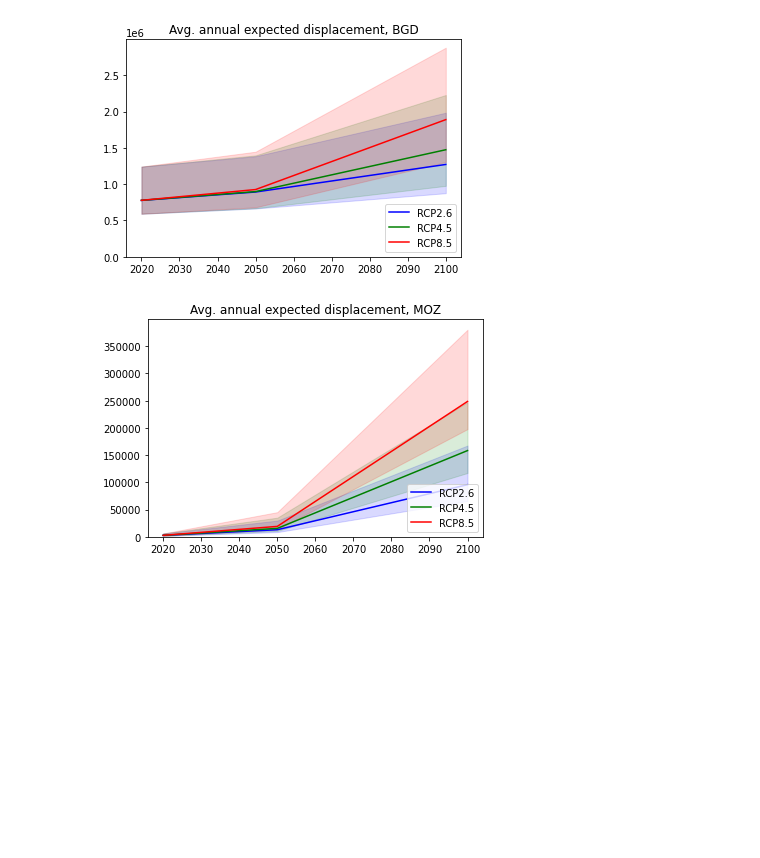
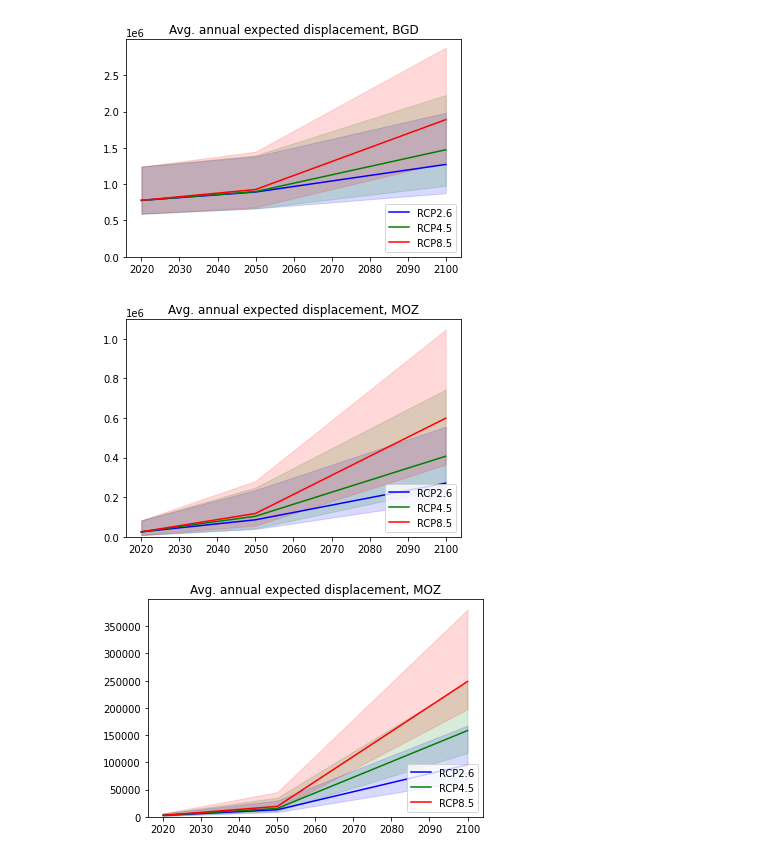
Before and after one commit to Evelyn-M/global-displacement-risk, a Jupyter notebook: doc/result_overview_CF.ipynb, the cells around one changed output. Cells and saved outputs as stored; diff of their text form; code cells hidden in the pictures; blank space fills up the shorter version.

```diff
--- a/doc/result_overview_CF.ipynb
+++ b/doc/result_overview_CF.ipynb
@@ -19,6 +57,14 @@ df_rcp26, df_rcp45, df_rcp85 = impact_postproc.load_aeds_admin0(cntry_iso, sourc
 impact_postproc.plot_aeds_admin0(df_rcp26, df_rcp45, df_rcp85, cntry_iso)
 # %% [output]
 [figure]
+# %%
+cntry_iso = 'MOZ'
+source = 'ivm'
+
+df_rcp26, df_rcp45, df_rcp85 = impact_postproc.load_aeds_admin0(cntry_iso, source)
+impact_postproc.plot_aeds_admin0(df_rcp26, df_rcp45, df_rcp85, cntry_iso)
+# %% [output]
+[figure, added]
 # %%
 cntry_iso = 'MOZ'
 source = 'cima'
```
Also changed, not shown: parts of 23 cells of this notebook.
